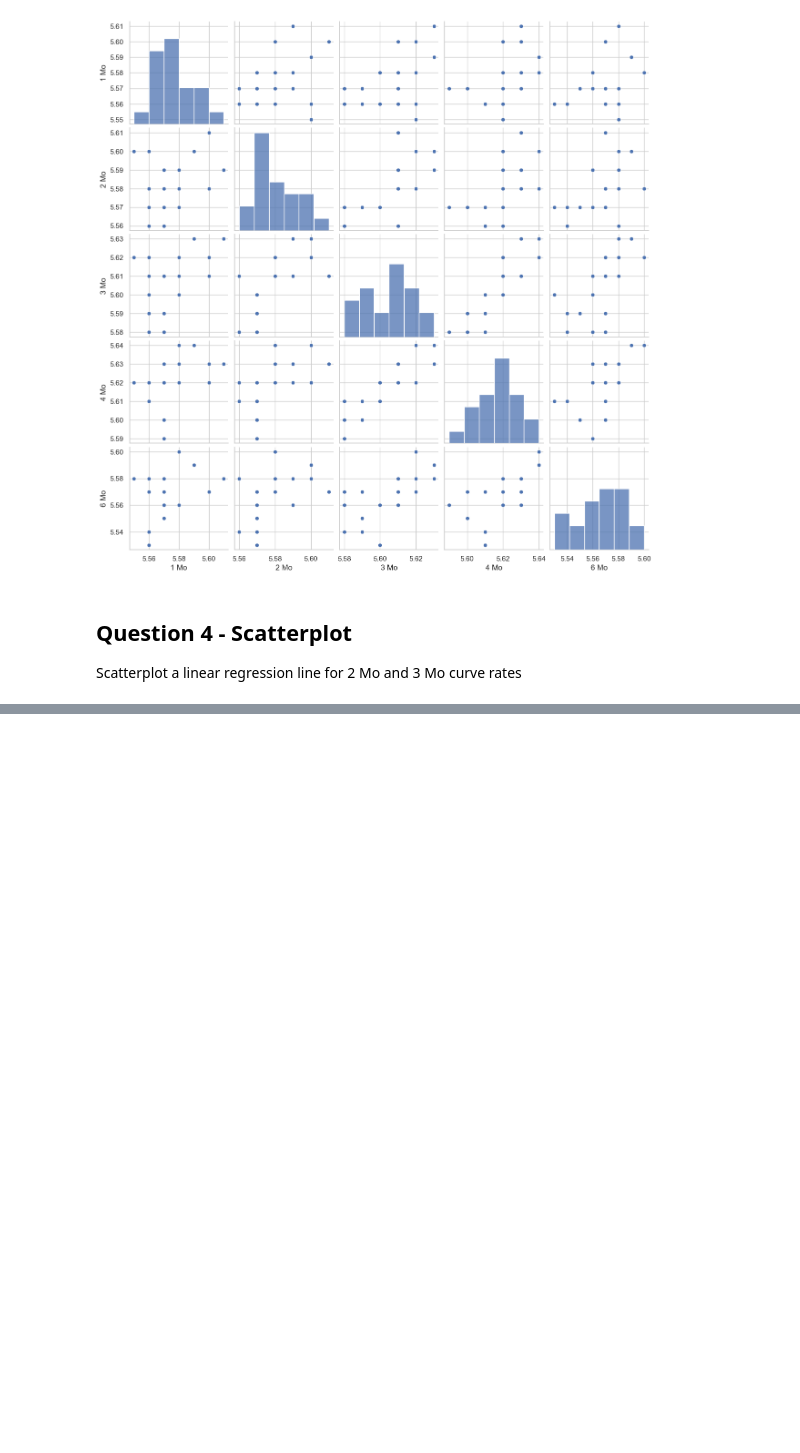
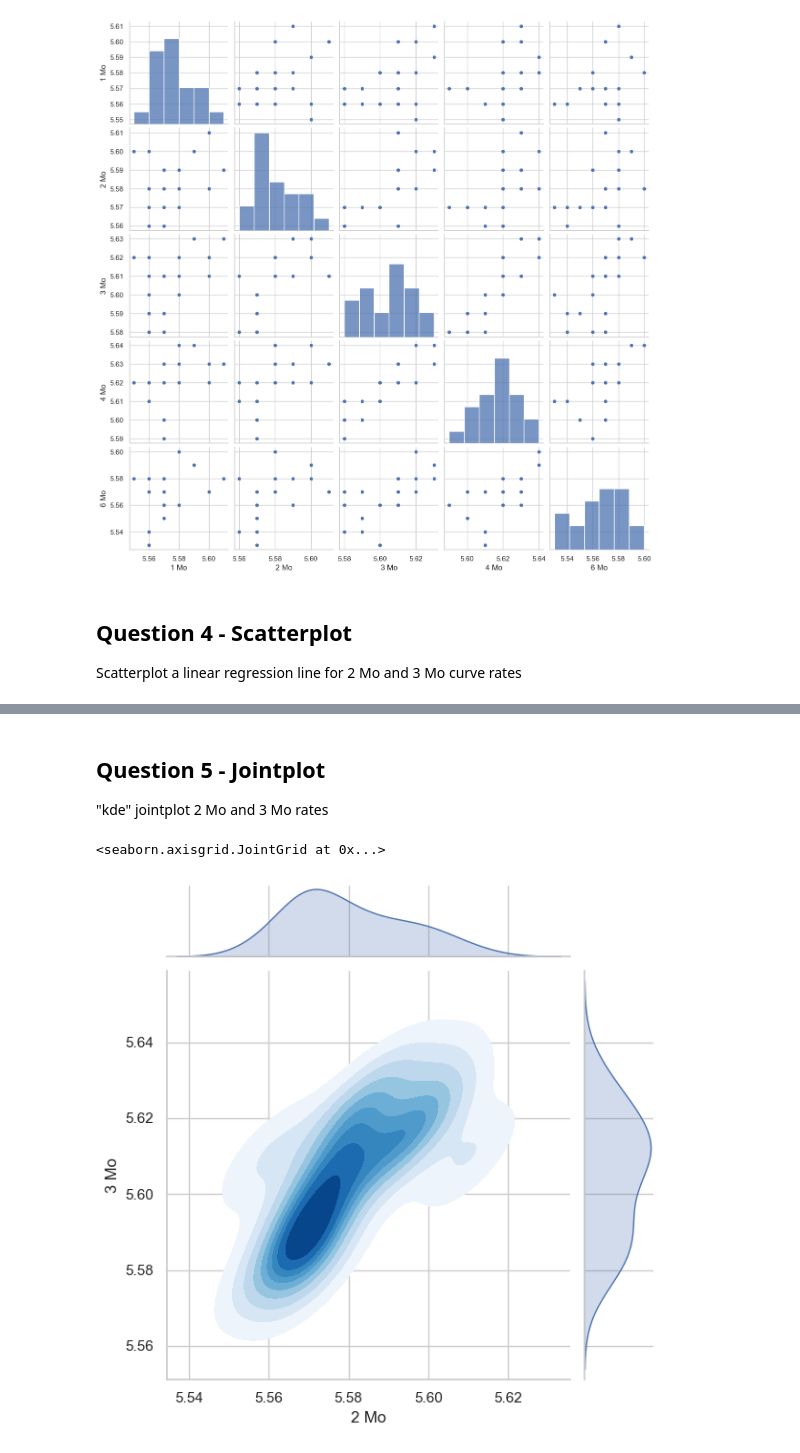
Before and after one commit to bryankeating10/Python-and-Math-for-ML, a Jupyter notebook: Module_6/Homework_6.ipynb, the cells around one changed output, grey strips where cells are left out. Saved outputs shown, nothing was run; the diff lists cells and outputs as text; code cells hidden in the pictures; blank space fills up the shorter version.

```diff
--- a/Module_6/Homework_6.ipynb
+++ b/Module_6/Homework_6.ipynb
@@ -78,0 +79,10 @@ sns.regplot(x='3 Mo', y='2 Mo', data=scatter23)
+# %% [markdown]
+## Question 5 - Jointplot
+"kde" jointplot 2 Mo and 3 Mo rates
+# %%
+sns.jointplot(x='2 Mo', y='3 Mo',
+              data=rates23, kind='kde',
+              fill=True, cmap='Blues')
+# %% [output]
+<seaborn.axisgrid.JointGrid at 0x...>
+[figure, added]
```
Also changed, not shown: parts of 3 cells of this notebook.
